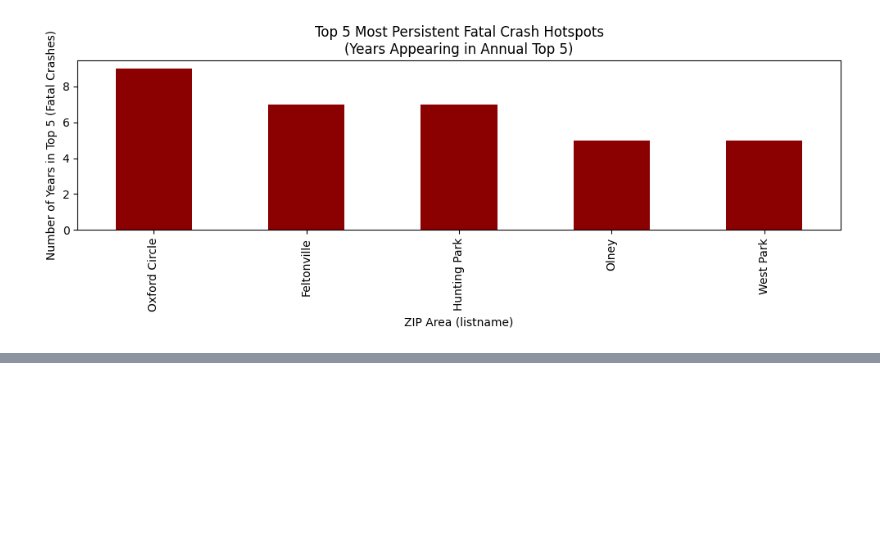
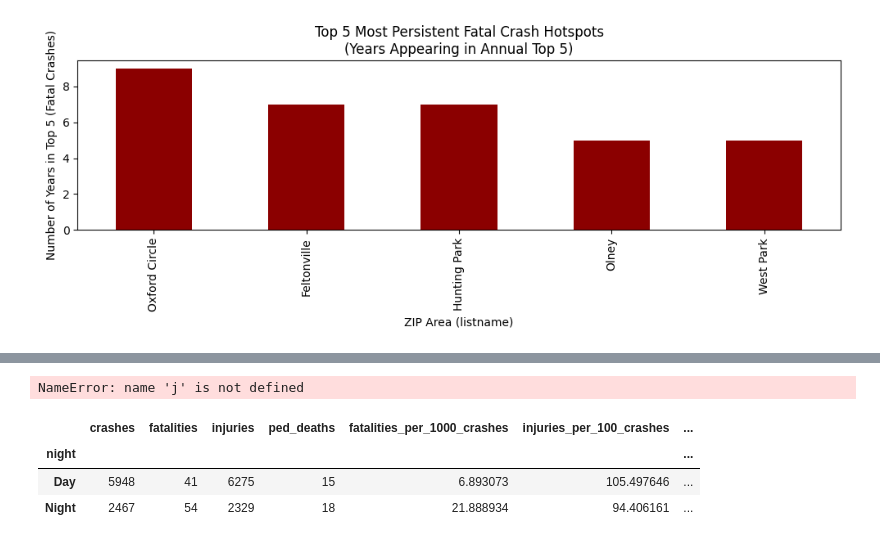
Before and after one commit to dpark2380/comm3180_S26_Blog, a Jupyter notebook: posts/blog_04_crash/DOW4_crash.ipynb, the cells around one changed output, grey strips where cells are left out. Cells and saved outputs as stored; diff of their text form; code cells hidden in the pictures; blank space fills up the shorter version.

```diff
--- a/posts/blog_04_crash/DOW4_crash.ipynb
+++ b/posts/blog_04_crash/DOW4_crash.ipynb
@@ -597,0 +284,73 @@ https://www.dallashartman.com/blog/2019/01/deadly-roads-pa/
+# %%
+# 1) start from your existing joined dataframe j (already has road_name + road_geom)
+j2 = j.dropna(subset=["road_name"]).copy()
+
+# 2) ensure everything is in a feet-based CRS for distance (2272)
+# (If j2 is already 2272, this does nothing harmful.)
+j2 = j2.to_crs(epsg=2272)
+
+# 3) convert road_geom (plain Series) -> GeoSeries so .distance works row-wise
+road_geom_gs = gpd.GeoSeries(j2["road_geom"], index=j2.index, crs=j2.crs)
+
+# 4) keep the closest road match per crash record (avoids double counting at intersections)
+j2["dist"] = j2.geometry.distance(road_geom_gs)
+j2 = j2.sort_values("dist").drop_duplicates(subset=["CRN"])
+
+# 5) fatalities per road
+fatal_by_road = j2.groupby("road_name")["FATAL_COUNT"].sum()
+
+# 6) road length per road (miles)
+streets_2272 = streets.to_crs(epsg=2272).copy()
+streets_2272["road_name"] = streets_2272["st_name"].str.upper().str.strip()
+
+length_by_road = streets_2272.groupby("road_name").length.sum() / 5280
+
+# 7) combine + compute fatalities per mile
+road_stats = (
+    pd.DataFrame({"fatalities": fatal_by_road})
+    .join(length_by_road.rename("miles"), how="inner")
+)
+
+road_stats["fatalities_per_mile"] = road_stats["fatalities"] / road_stats["miles"]
+
+# 8) reduce noise: require at least N fatalities
+road_stats = road_stats[road_stats["fatalities"] >= 5]
+
+# 9) show top 15
+top15 = road_stats.sort_values("fatalities_per_mile", ascending=False).head(15)
+# %% [output]
+NameError: name 'j' is not defined
+# %%
+# 1) Clean hour field (remove weird codes like 99 if present)
+df = phil_crashes.copy()
+df = df[df['HOUR_OF_DAY'].between(0, 23)]
+
+# 2) Define "night" (pick one definition; this is a common one)
+# Night = 8pm–4:59am (20–23 or 0–4)
+df['night'] = df['HOUR_OF_DAY'].isin([20, 21, 22, 23, 0, 1, 2, 3, 4])
+
+# 3) Build a simple summary table
+night_day = (
+    df.groupby('night')
+      .agg(
+          crashes=('CRN','count'),
+          fatalities=('FATAL_COUNT','sum'),
+          injuries=('TOT_INJ_COUNT','sum'),
+          ped_deaths=('PED_DEATH_COUNT','sum'),
+      )
+)
+
+# Rates that are easy to interpret
+night_day['fatalities_per_1000_crashes'] = 1000 * night_day['fatalities'] / night_day['crashes']
+night_day['injuries_per_100_crashes']    = 100  * night_day['injuries'] / night_day['crashes']
+night_day['ped_deaths_per_1000_crashes'] = 1000 * night_day['ped_deaths'] / night_day['crashes']
+
+# Nice labels
+night_day.index = night_day.index.map({False: 'Day', True: 'Night'})
+
+night_day
+# %% [output]
+|  | crashes | fatalities | injuries | ped_deaths | fatalities_per_1000_crashes | injuries_per_100_crashes | ... |
+| night |  |  |  |  |  |  | ... |
+| Day | 5948 | 41 | 6275 | 15 | 6.893073 | 105.497646 | ... |
+| Night | 2467 | 54 | 2329 | 18 | 21.888934 | 94.406161 | ... |
```
Also changed, not shown: parts of 29 cells of this notebook.
